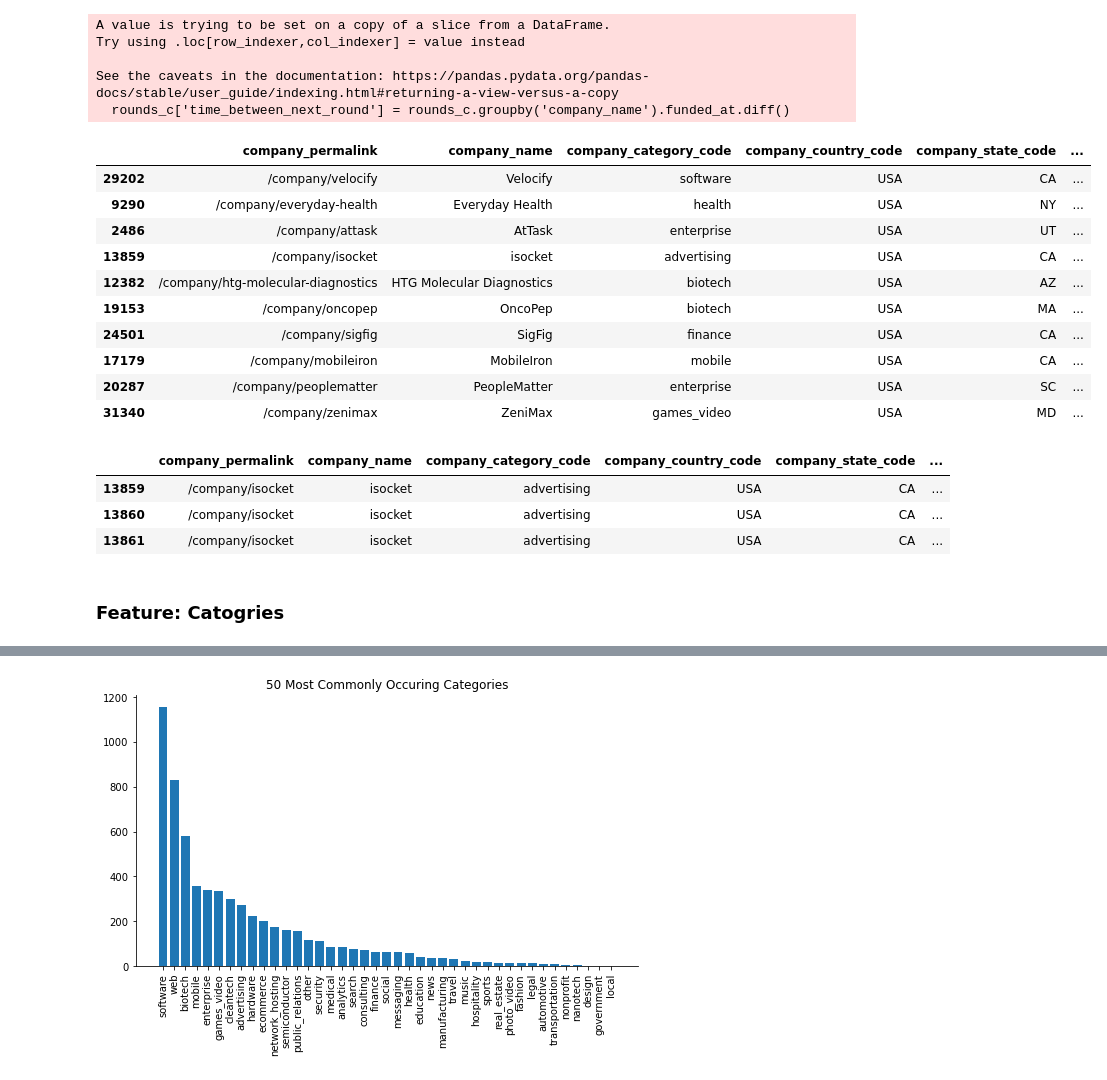
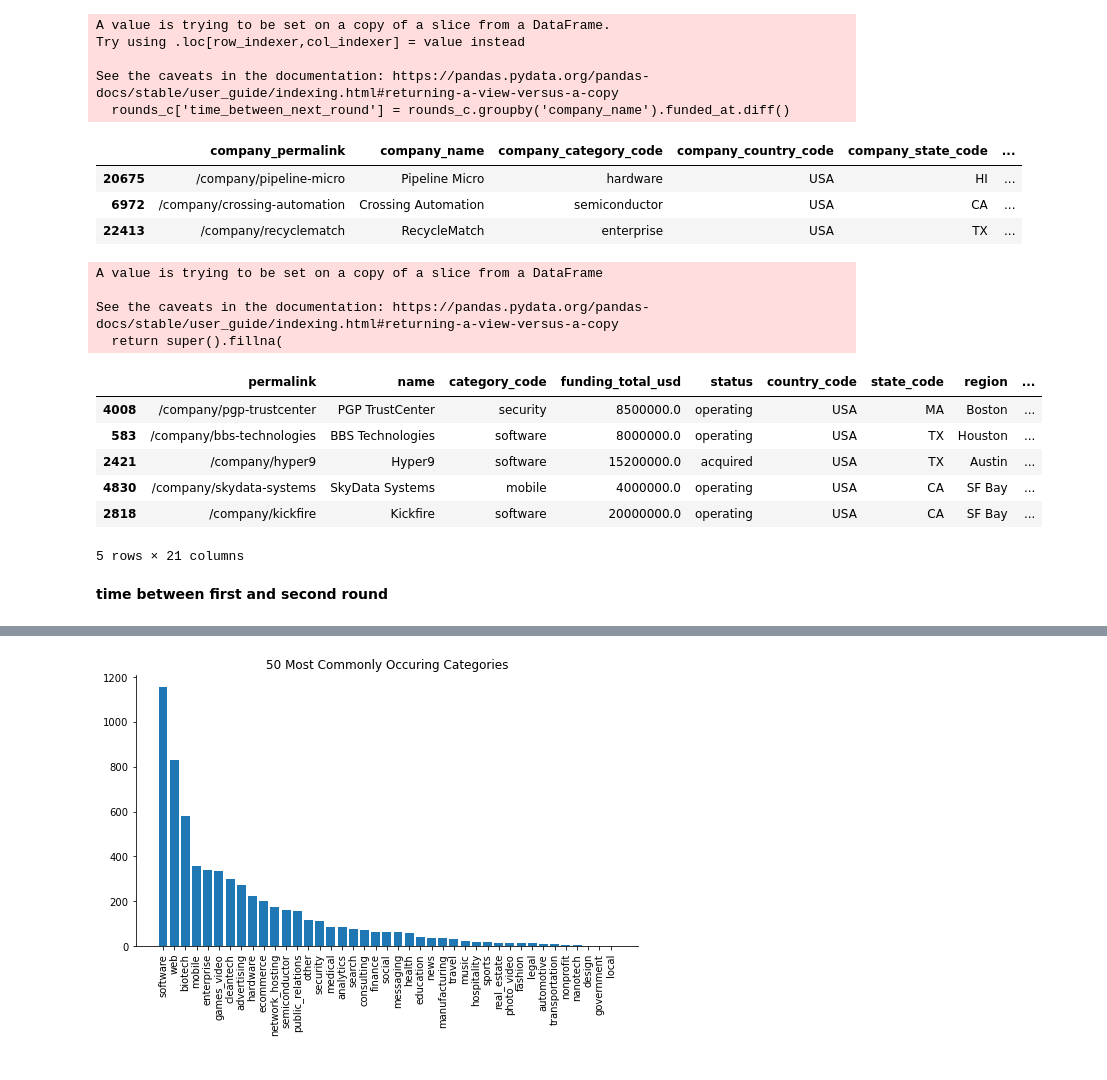
Before and after one commit to Raghad09/ClassificationProject, a Jupyter notebook: Code/1_Data Cleaning.ipynb, the cells around one changed output, grey strips where cells are left out. Saved outputs shown, nothing was run; the diff lists cells and outputs as text; code cells hidden in the pictures.

Commit message:
uploading data cleaning

```diff
--- a/Code/1_Data Cleaning.ipynb
+++ b/Code/1_Data Cleaning.ipynb
@@ -244,5 +253,5 @@ Create boolean classifier, 'not_closed' which equals to 1 if companie is aquired
 # %%
-nonoperating_companies['not_closed'] = np.nan
+nonoperating_companies['succeed'] = np.nan
 # %%
 #fill the column
 nonoperating_companies.loc[np.logical_or(nonoperating_companies.status == 'closed', nonoperating_companies.
@@ -310,2 +331,2 @@ Drop rounds that doesn'thave a corresponding row in Nonprofit Companies datafram
 # %%
-nonprofit_names= nonoperating_companies['permalink']
+nonoperating_names = nonoperating_companies['permalink']
@@ -316,5 +333,5 @@ len(nonprofit_names)
 # %%
-rounds_c =rounds[~rounds['company_permalink'].isin(nonprofit_names)]
+rounds_c =rounds[rounds['company_permalink'].isin(nonoperating_names)]
 # %%
 rounds_c.shape
 # %% [output]
@@ -338,25 +355,16 @@ Try using .loc[row_indexer,col_indexer] = value instead
 See the caveats in the documentation: https://pandas.pydata.org/pandas-docs/stable/user_guide/indexing.html#returning-a-view-versus-a-copy
   rounds_c['time_between_next_round'] = rounds_c.groupby('company_name').funded_at.diff()
 # %%
-rounds_c.sample(10)
+rounds_c.sample(3)
 # %% [output]
 |  | company_permalink | company_name | company_category_code | company_country_code | company_state_code | ... |
-| 29202 | /company/velocify | Velocify | software | USA | CA | ... |
-| 9290 | /company/everyday-health | Everyday Health | health | USA | NY | ... |
-| 2486 | /company/attask | AtTask | enterprise | USA | UT | ... |
-| 13859 | /company/isocket | isocket | advertising | USA | CA | ... |
-| 12382 | /company/htg-molecular-diagnostics | HTG Molecular Diagnostics | biotech | USA | AZ | ... |
-| 19153 | /company/oncopep | OncoPep | biotech | USA | MA | ... |
-| 24501 | /company/sigfig | SigFig | finance | USA | CA | ... |
-| 17179 | /company/mobileiron | MobileIron | mobile | USA | CA | ... |
-| 20287 | /company/peoplematter | PeopleMatter | enterprise | USA | SC | ... |
-| 31340 | /company/zenimax | ZeniMax | games_video | USA | MD | ... |
+| 20675 | /company/pipeline-micro | Pipeline Micro | hardware | USA | HI | ... |
+| 6972 | /company/crossing-automation | Crossing Automation | semiconductor | USA | CA | ... |
+| 22413 | /company/recyclematch | RecycleMatch | enterprise | USA | TX | ... |
-# %%
-rounds_c[rounds_c['company_permalink'] == '/company/isocket']
-# %% [output]
-|  | company_permalink | company_name | company_category_code | company_country_code | company_state_code | ... |
-| 13859 | /company/isocket | isocket | advertising | USA | CA | ... |
-| 13860 | /company/isocket | isocket | advertising | USA | CA | ... |
-| 13861 | /company/isocket | isocket | advertising | USA | CA | ... |
-# %% [markdown]
-### Feature: Catogries
+# %%
+rounds_c['time_between_next_round'].fillna(pd.Timedelta(seconds=0), inplace=True)
+# %% [output]
+A value is trying to be set on a copy of a slice from a DataFrame
+
+See the caveats in the documentation: https://pandas.pydata.org/pandas-docs/stable/user_guide/indexing.html#returning-a-view-versus-a-copy
+  return super().fillna(
@@ -362,0 +389,12 @@ rounds_c[rounds_c['company_permalink'] == '/company/isocket']
+# %%
+nonoperating_companies.sample(5)
+# %% [output]
+|  | permalink | name | category_code | funding_total_usd | status | country_code | state_code | region | ... |
+| 4008 | /company/pgp-trustcenter | PGP TrustCenter | security | 8500000.0 | operating | USA | MA | Boston | ... |
+| 583 | /company/bbs-technologies | BBS Technologies | software | 8000000.0 | operating | USA | TX | Houston | ... |
+| 2421 | /company/hyper9 | Hyper9 | software | 15200000.0 | acquired | USA | TX | Austin | ... |
+| 4830 | /company/skydata-systems | SkyData Systems | mobile | 4000000.0 | operating | USA | CA | SF Bay | ... |
+| 2818 | /company/kickfire | Kickfire | software | 20000000.0 | operating | USA | CA | SF Bay | ... |
+5 rows × 21 columns
+# %% [markdown]
+**time between first and second round**
```
Also changed, not shown: parts of 42 cells of this notebook, 6 other files.
